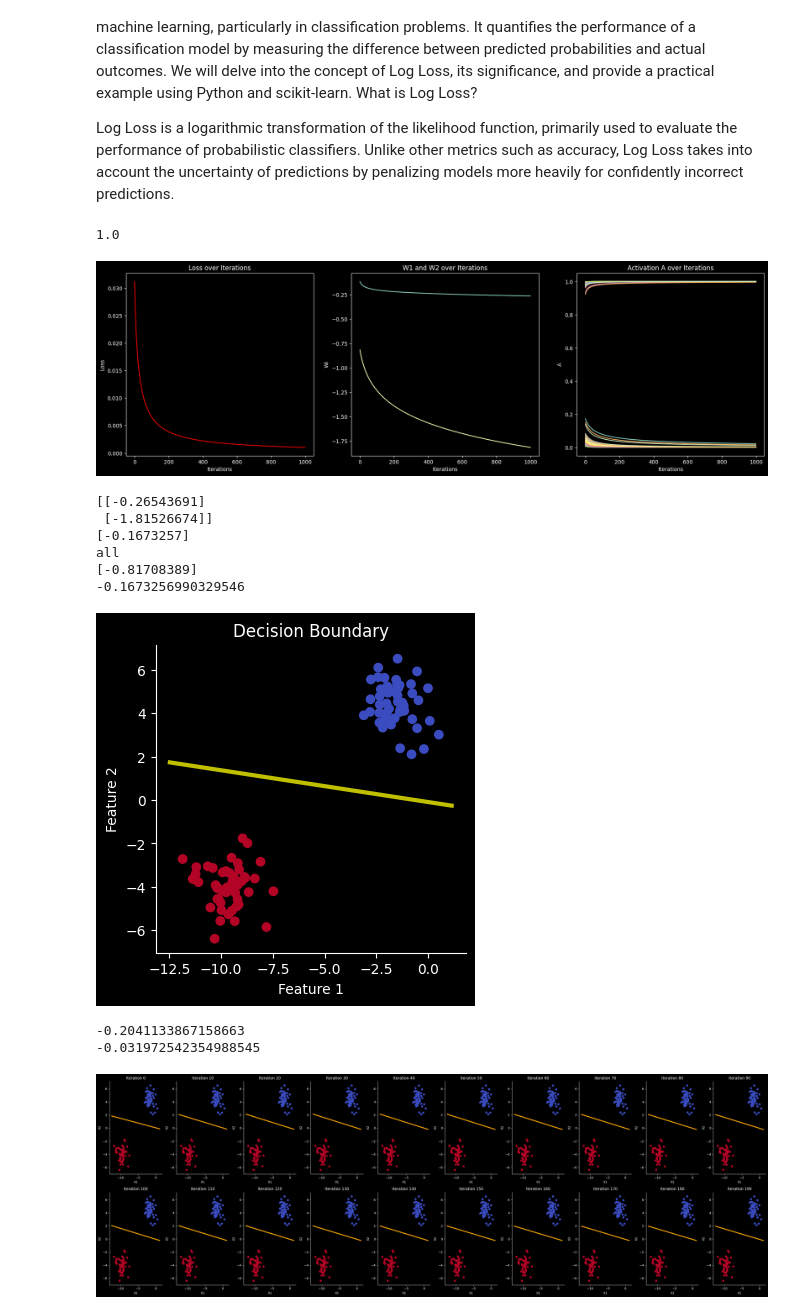
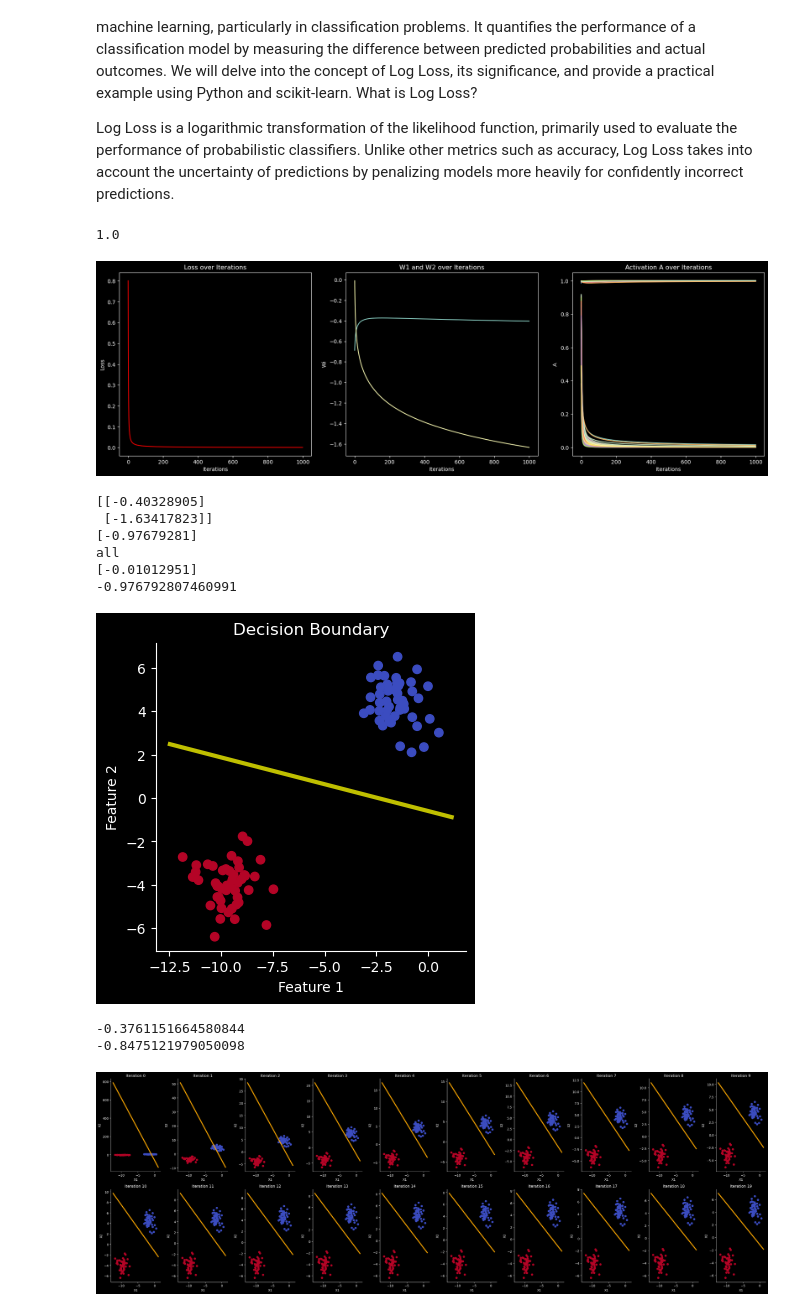
Before and after one commit to nicolascatz/M1_NEURO_NC_PERCEPTRON_ET_Al, a Jupyter notebook: scripts/M1_NEURO_NC2_First_perceptron.ipynb, the cells around one changed output. Saved outputs shown, nothing was run; the diff lists cells and outputs as text; code cells hidden in the pictures.

```diff
--- a/scripts/M1_NEURO_NC2_First_perceptron.ipynb
+++ b/scripts/M1_NEURO_NC2_First_perceptron.ipynb
@@ -11,8 +11,8 @@ from sklearn.datasets import make_circles
 
 plt.style.use('dark_background')
 
-X, y = make_circles(n_samples=500, noise=0.1, factor=0.5, random_state=2)
-X, y = make_moons(n_samples=500, noise=0.1, random_state=0)
+# X, y = make_circles(n_samples=500, noise=0.1, factor=0.5, random_state=2)
+# X, y = make_moons(n_samples=500, noise=0.1, random_state=0)
 X, y = make_blobs(n_samples=100, centers=2, n_features=2, random_state=1)
 
 
@@ -125,7 +125,7 @@ def artificial_neuron(X, y, learning_rate = 0.1, n_iter = 1000):
 W, b, Wall, ball = artificial_neuron(X, y)
 # %% [output]
 1.0
-[figure, old version]
+[figure, new version]
 # %%
 print(W)
 print(b)
@@ -133,12 +133,12 @@ print('all')
 print(Wall[0][1])
 print(b[0])
 # %% [output]
-[[-0.26543691]
- [-1.81526674]]
-[-0.1673257]
+[[-0.40328905]
+ [-1.63417823]]
+[-0.97679281]
 all
-[-0.81708389]
--0.1673256990329546
+[-0.01012951]
+-0.976792807460991
 # %%
 
 fig, ax = plt.subplots(figsize=(4,4))
@@ -157,33 +157,33 @@ ax.spines['right'].set_visible(False)
 
 plt.show()
 # %% [output]
-[figure, old version]
+[figure, new version]
 # %%
 iter=100
 print(Wall[iter][0][0])
 print(ball[iter][0])
 
 fig, ax = plt.subplots(2, 10, figsize=(30, 10))
 ax=ax.flatten()
 for i in range(20):
-    iter = i *10
+    iter = i
     ax[i].scatter(X[:,0], X[:, 1], c=y, cmap='coolwarm')
     x1 = np.linspace(xlim[0], xlim[1], 100)
     x2 = ( - Wall[iter][0][0] * x1 - ball[iter][0]) / Wall[iter][1][0]
     ax[i].plot(x1, x2, c='orange', lw=3)
     ax[i].set_title(f"Iteration {iter}")
     ax[i].set_xlabel("X1")
     ax[i].set_ylabel("X2")
     ax[i].spines['top'].set_visible(False)
     ax[i].spines['right'].set_visible(False)
 
 
 
 plt.tight_layout()
 # %% [output]
--0.2041133867158663
--0.031972542354988545
+-0.3761151664580844
+-0.8475121979050098
-[figure, old version]
+[figure, new version]
 # %%
 
 fig, axis = plt.subplots(1,3,figsize=(18,6))
```
Also changed, not shown: parts of 2 cells of this notebook.
